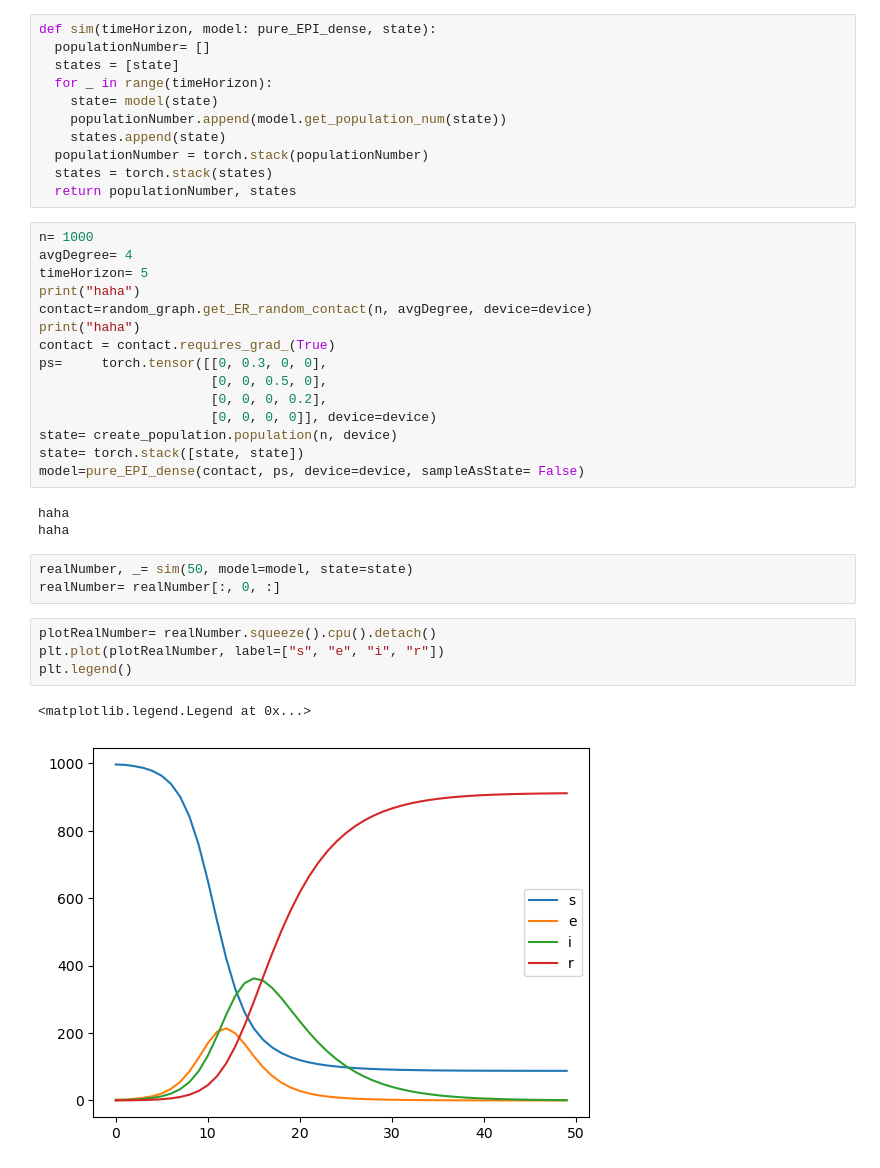
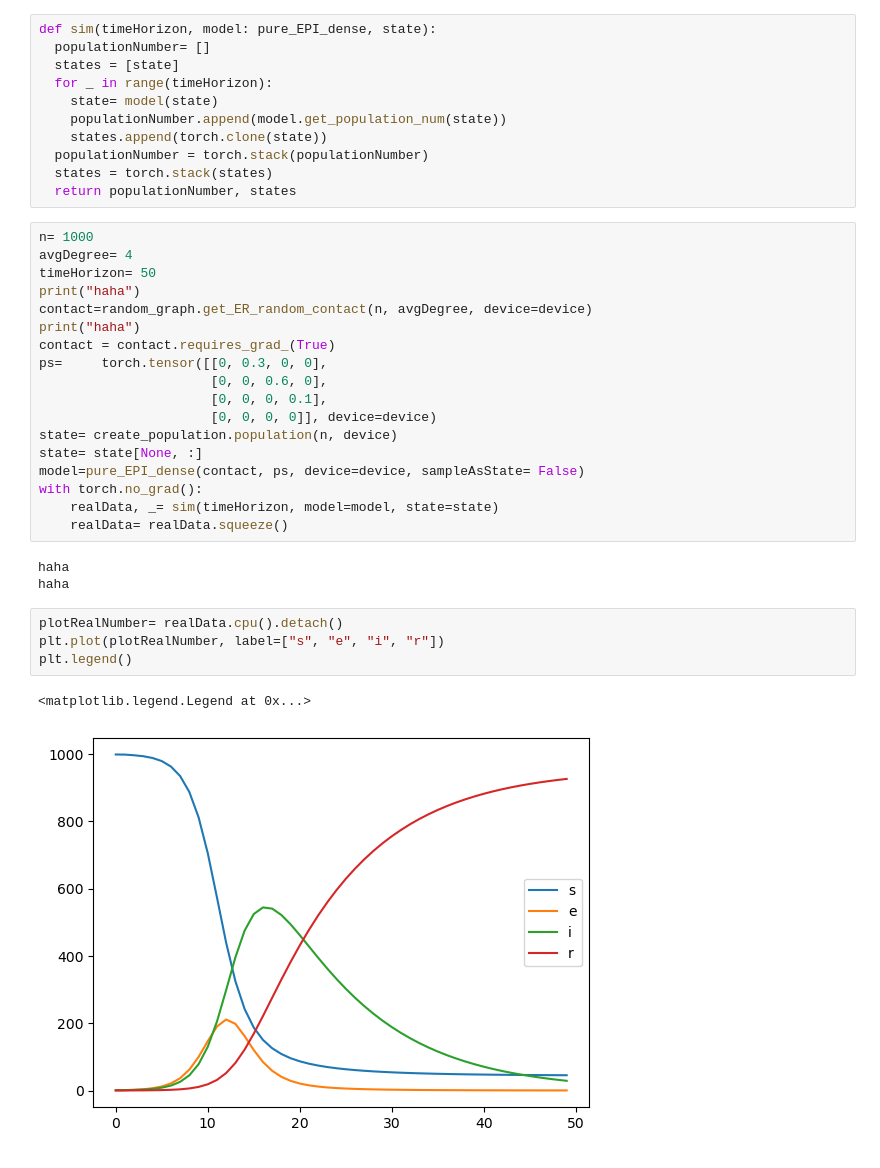
Before and after one commit to bizhili/Epi_fit, a Jupyter notebook: 10_1_epis_fit/script/pure_fit.ipynb, the cells around one changed output. Saved outputs shown, nothing was run; the diff lists cells and outputs as text.

```diff
--- a/10_1_epis_fit/script/pure_fit.ipynb
+++ b/10_1_epis_fit/script/pure_fit.ipynb
@@ -16,35 +102,35 @@ def sim(timeHorizon, model: pure_EPI_dense, state):
   for _ in range(timeHorizon):
     state= model(state)
     populationNumber.append(model.get_population_num(state))
-    states.append(state)
+    states.append(torch.clone(state))
   populationNumber = torch.stack(populationNumber)
   states = torch.stack(states)
   return populationNumber, states
 # %%
 n= 1000
 avgDegree= 4
-timeHorizon= 5
+timeHorizon= 50
 print("haha")
 contact=random_graph.get_ER_random_contact(n, avgDegree, device=device)
 print("haha")
 contact = contact.requires_grad_(True)
 ps=     torch.tensor([[0, 0.3, 0, 0],
-                      [0, 0, 0.5, 0],
-                      [0, 0, 0, 0.2],
+                      [0, 0, 0.6, 0],
+                      [0, 0, 0, 0.1],
                       [0, 0, 0, 0]], device=device)
 state= create_population.population(n, device)
-state= torch.stack([state, state])
+state= state[None, :]
 model=pure_EPI_dense(contact, ps, device=device, sampleAsState= False)
+with torch.no_grad():
+    realData, _= sim(timeHorizon, model=model, state=state)
+    realData= realData.squeeze()
 # %% [output]
 haha
 haha
-# %%
-realNumber, _= sim(50, model=model, state=state)
-realNumber= realNumber[:, 0, :]
 # %%
-plotRealNumber= realNumber.squeeze().cpu().detach()
+plotRealNumber= realData.cpu().detach()
 plt.plot(plotRealNumber, label=["s", "e", "i", "r"])
 plt.legend()
 # %% [output]
 <matplotlib.legend.Legend at 0x...>
-[figure, old version]
+[figure, new version]
```
Also changed, not shown: parts of 7 cells of this notebook, 3 other files.
